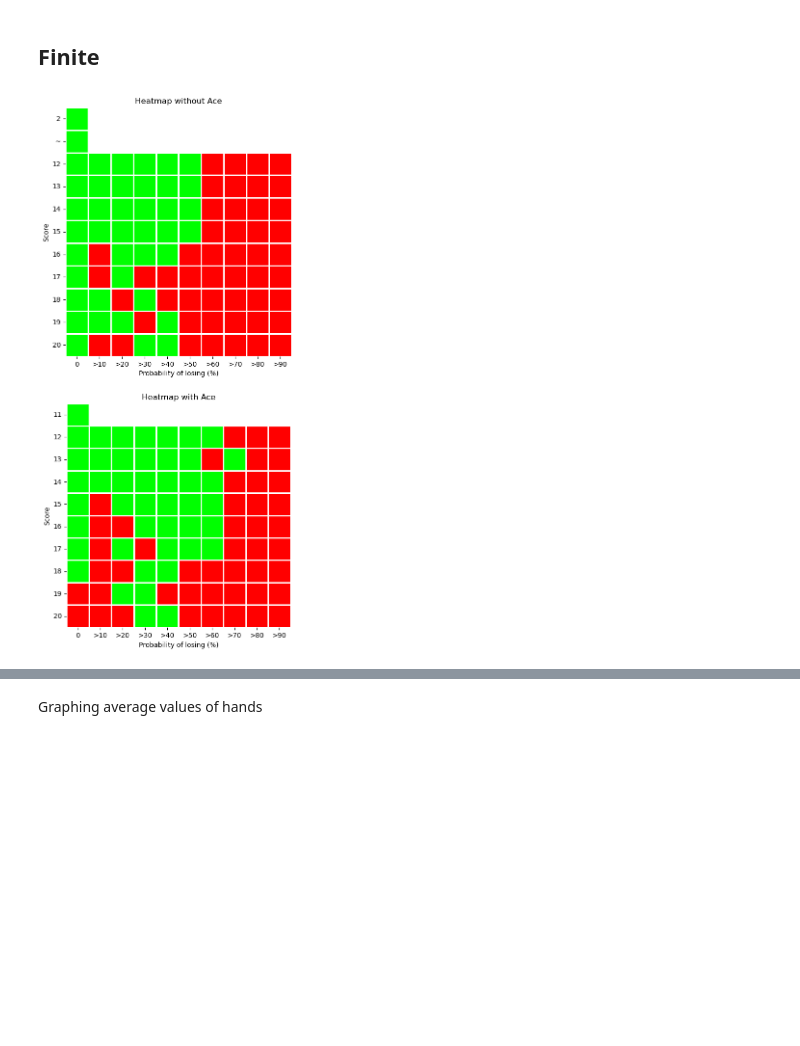
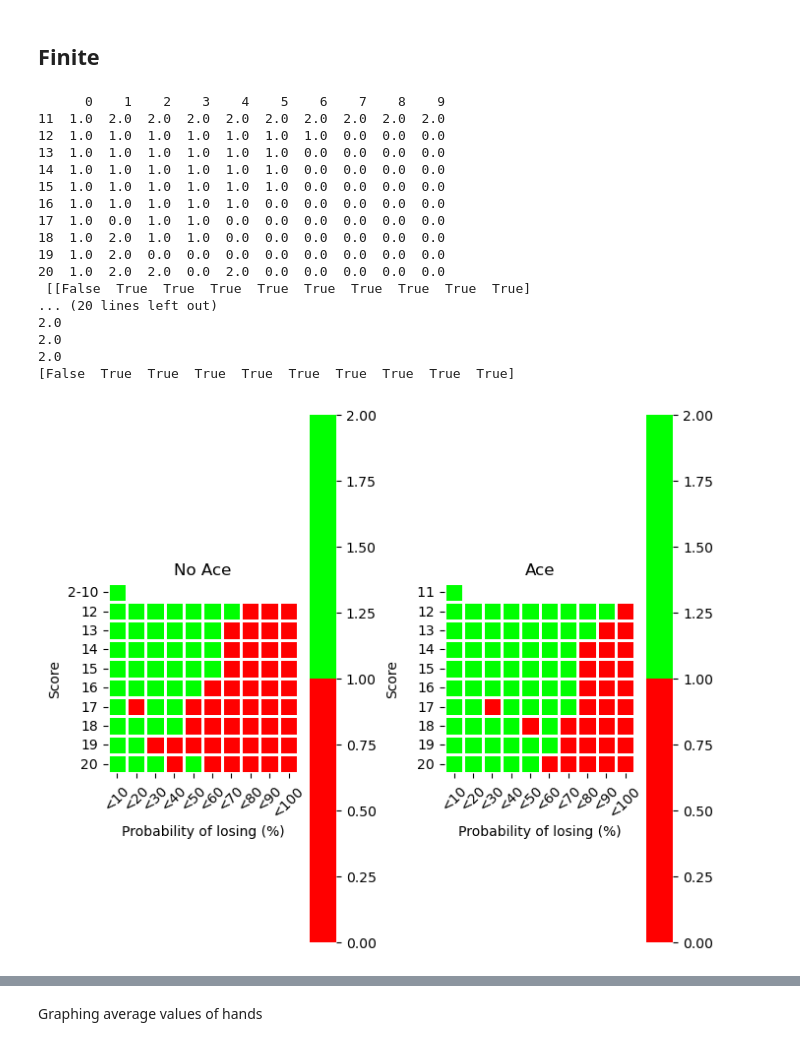
Before and after one commit to michaelgamstonNotts/MLiS_CW2, a Jupyter notebook: Code/visualise_tables.ipynb, the cells around one changed output, grey strips where cells are left out. Saved outputs shown, nothing was run; the diff lists cells and outputs as text; code cells hidden in the pictures; blank space fills up the shorter version.

```diff
--- a/Code/visualise_tables.ipynb
+++ b/Code/visualise_tables.ipynb
@@ -117,50 +118,80 @@ for index_s, state in enumerate(finite_q_policy):
         finite_q_policy_noace[index_s][index_p] = percentage[0]
         finite_q_policy_ace[index_s][index_p] = percentage[1]
 
-finite_q_policy_noace = np.delete(finite_q_policy_noace,(0,1,2,3,4,5,6,7) ,axis=0)
+finite_q_policy_noace = np.delete(finite_q_policy_noace,(0,1,2,3,4,5,6,7,8) ,axis=0)
 finite_q_policy_ace = np.delete(finite_q_policy_ace,(0,1,2,3,4,5,6,7,8) ,axis=0)
 
-q_policy_noace_df = pd.DataFrame(finite_q_policy_noace, columns=np.arange(0,10), index=np.arange(10,21))
+q_policy_noace_df = pd.DataFrame(finite_q_policy_noace, columns=np.arange(0,10), index=np.arange(11,21))
 #q_policy_noace_df.iloc[0:10,1:10]= 3
 q_policy_ace_df = pd.DataFrame(finite_q_policy_ace, columns=np.arange(0,10), index=np.arange(11,21))
 
 
-fig, ax = plt.subplots(2, 1, figsize=(8, 14), gridspec_kw={'height_ratios': [30, 27]})
+fig, ax = plt.subplots( 1,2, figsize=(7, 7))
 cmap = ListedColormap(['#FF0000', '#00FF00'])
 
 mask2 = np.full_like(q_policy_noace_df, False, dtype=bool)
-mask2[0:2,1:10] = True
+mask2[0:1,1:10] = True
+print(q_policy_noace_df, '\n', mask2)
+for index, row in q_policy_noace_df.iterrows():
+    for i, value in enumerate(row):
+        if value == 2:
+            print(q_policy_noace_df.loc[index][i])
+
+print(mask2[0])
+
 
 sns.heatmap(q_policy_noace_df, cmap=cmap,
             cbar_kws={'shrink': 0.8},
             square=True,
             linecolor='white', linewidths=1,
-            ax=ax[0], cbar=False,
+            ax=ax[0], cbar=True,
             mask=mask2)
 
 ax[0].set_xlabel('Probability of losing (%)')
 ax[0].set_ylabel('Score')
 ax[0].tick_params('y', rotation=0)
-ax[0].set_title('Heatmap without Ace')
-ax[0].set_yticklabels(('2','~','12','13','14','15','16','17','18','19','20'))
-ax[0].set_xticklabels(('0','>10','>20','>30','>40','>50','>60','>70','>80','>90'))
+ax[0].set_yticklabels(('2-10','12','13','14','15','16','17','18','19','20'))
+ax[0].set_xticklabels(('<10','<20','<30','<40','<50','<60','<70','<80','<90','<100'))
+ax[0].tick_params('x', rotation=45)
+ax[0].set_title('No Ace')
 
 mask3 = np.full_like(q_policy_ace_df, False, dtype=bool)
 mask3[0,1:] = True
 
 sns.heatmap(q_policy_ace_df, cmap=cmap,
             cbar_kws={'shrink': 0.8},
             square=True,
             linecolor='white', linewidths=1,
-            ax=ax[1], cbar=False,
+            ax=ax[1], cbar=True,
             mask=mask3)
 
 ax[1].set_xlabel('Probability of losing (%)')
 ax[1].set_ylabel('Score')
 ax[1].tick_params('y', rotation=0)
-ax[1].set_title('Heatmap with Ace')
-ax[1].set_xticklabels(('0','>10','>20','>30','>40','>50','>60','>70','>80','>90'))
+ax[1].set_yticklabels(('   11','12','13','14','15','16','17','18','19','20'))
+ax[1].set_xticklabels(('<10','<20','<30','<40','<50','<60','<70','<80','<90','<100'))
+ax[1].tick_params('x', rotation=45)
+ax[1].set_title('Ace')
 
+
+fig.tight_layout()
 plt.show()
 # %% [output]
+      0    1    2    3    4    5    6    7    8    9
+11  1.0  2.0  2.0  2.0  2.0  2.0  2.0  2.0  2.0  2.0
+12  1.0  1.0  1.0  1.0  1.0  1.0  1.0  0.0  0.0  0.0
+13  1.0  1.0  1.0  1.0  1.0  1.0  0.0  0.0  0.0  0.0
+14  1.0  1.0  1.0  1.0  1.0  1.0  0.0  0.0  0.0  0.0
+15  1.0  1.0  1.0  1.0  1.0  1.0  0.0  0.0  0.0  0.0
+16  1.0  1.0  1.0  1.0  1.0  0.0  0.0  0.0  0.0  0.0
+17  1.0  0.0  1.0  1.0  0.0  0.0  0.0  0.0  0.0  0.0
+18  1.0  2.0  1.0  1.0  0.0  0.0  0.0  0.0  0.0  0.0
+19  1.0  2.0  0.0  0.0  0.0  0.0  0.0  0.0  0.0  0.0
+20  1.0  2.0  2.0  0.0  2.0  0.0  0.0  0.0  0.0  0.0
+ [[False  True  True  True  True  True  True  True  True  True]
+... (20 lines left out)
+2.0
+2.0
+2.0
+[False  True  True  True  True  True  True  True  True  True]
-[figure, old version]
+[figure, new version]
```
Also changed, not shown: parts of 11 cells of this notebook, 2 other files.
